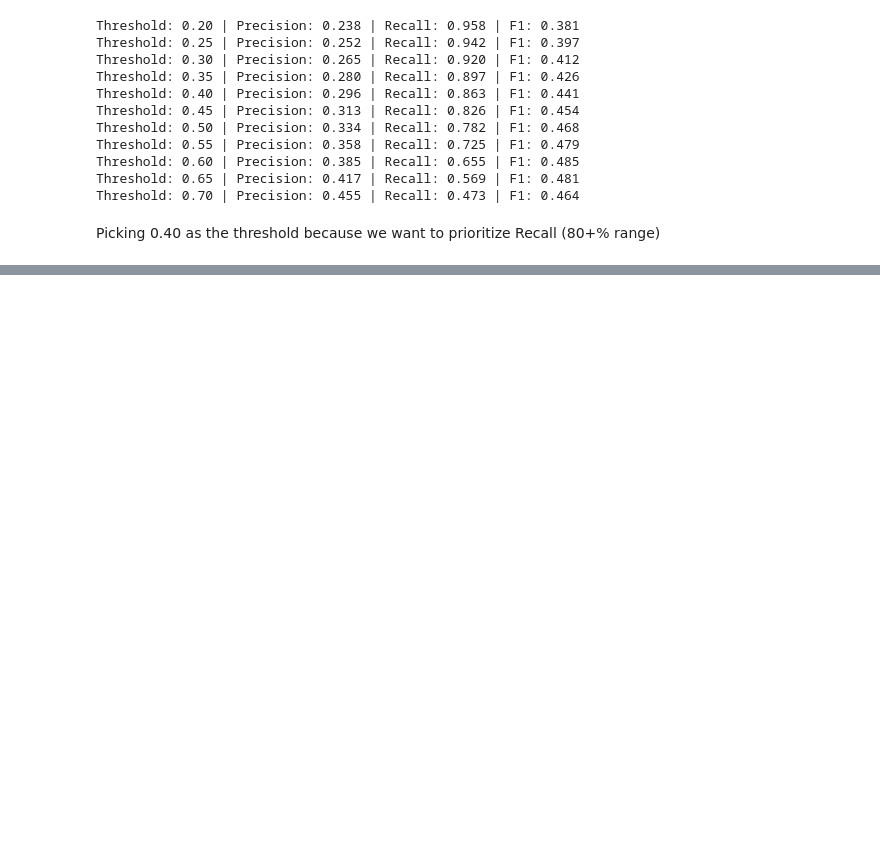
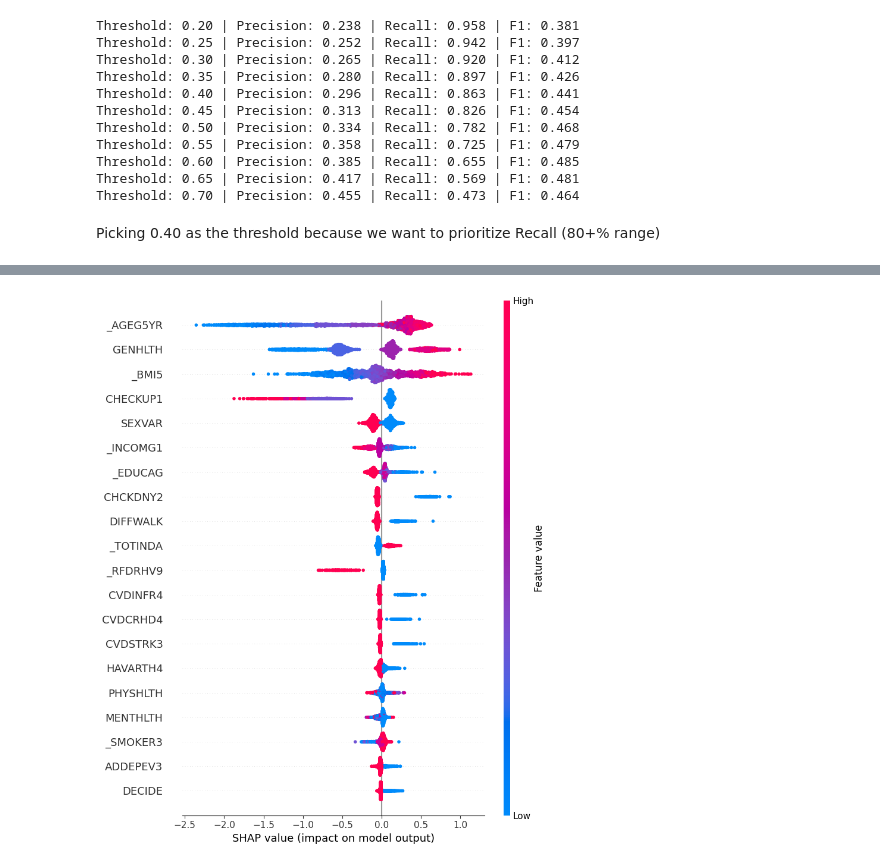
Before and after one commit to benj1e/diabetes-risk-predictor, a Jupyter notebook: diabetic_prediction_model.ipynb, the cells around one changed output, grey strips where cells are left out. Drawn from its saved outputs; the diff is of its cells as text; code cells hidden in the pictures; blank space fills up the shorter version.

```diff
--- a/diabetic_prediction_model.ipynb
+++ b/diabetic_prediction_model.ipynb
@@ -421,0 +445,4 @@ Picking 0.40 as the threshold because we want to prioritize Recall (80+% range)
+# %%
+shap.summary_plot(shap_values, X_test_sample)
+# %% [output]
+[figure, added]
```
Also changed, not shown: parts of 12 cells of this notebook.
